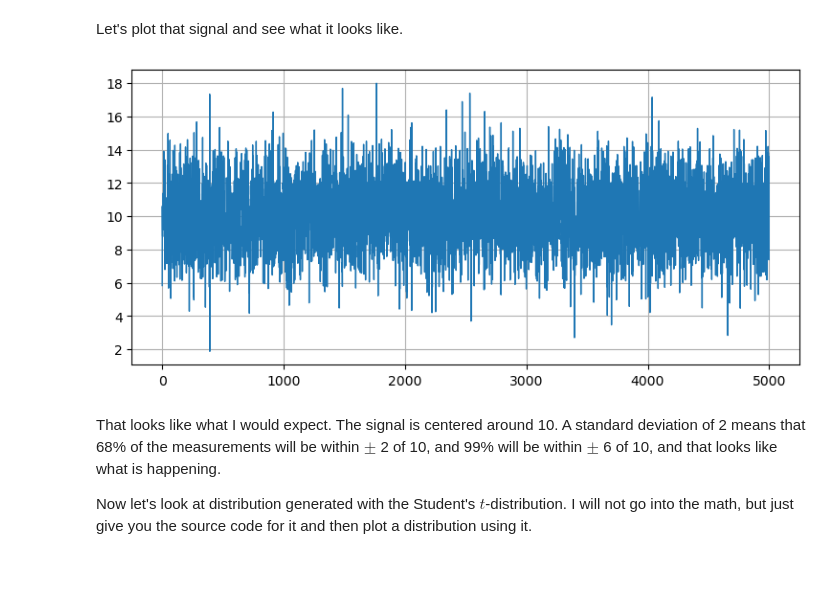
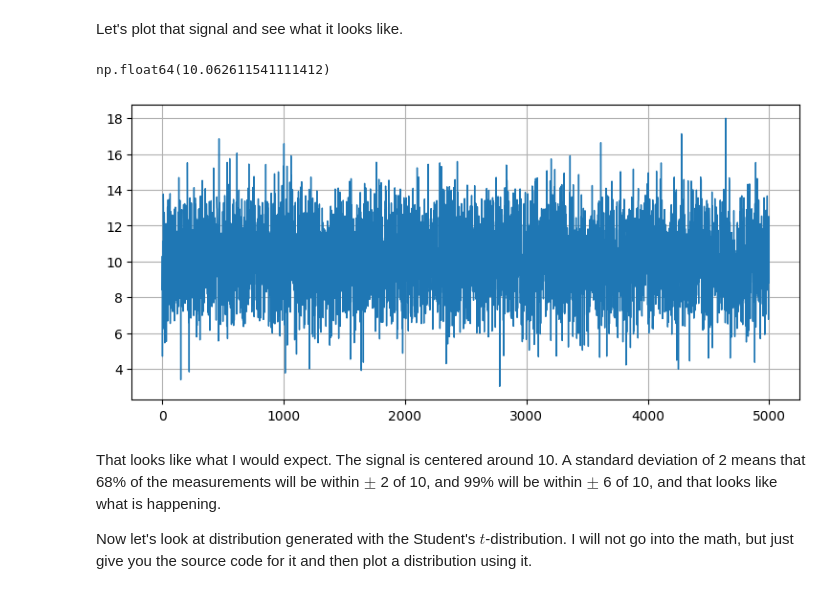
Before and after one commit to tiffank1802/Kalman-and-Bayesian-Filters-in-Python, a Jupyter notebook: 03-Gaussians.ipynb, the cells around one changed output. Saved outputs shown, nothing was run; the diff lists cells and outputs as text; code cells hidden in the pictures.

```diff
--- a/03-Gaussians.ipynb
+++ b/03-Gaussians.ipynb
@@ -848,8 +856,10 @@ Let's plot that signal and see what it looks like.
 # %%
 zs = [sense() for i in range(5000)]
 plt.plot(zs, lw=1);
+np.trapezoid(zs) / 5000
 # %% [output]
+np.float64(10.062611541111412)
-[figure, old version]
+[figure, new version]
 # %% [markdown]
 That looks like what I would expect. The signal is centered around 10. A standard deviation of 2 means that 68% of the measurements will be within $\pm$ 2 of 10, and 99% will be within $\pm$ 6 of 10, and that looks like what is happening.
 
```
Also changed, not shown: parts of 19 cells of this notebook, 1 other file.
